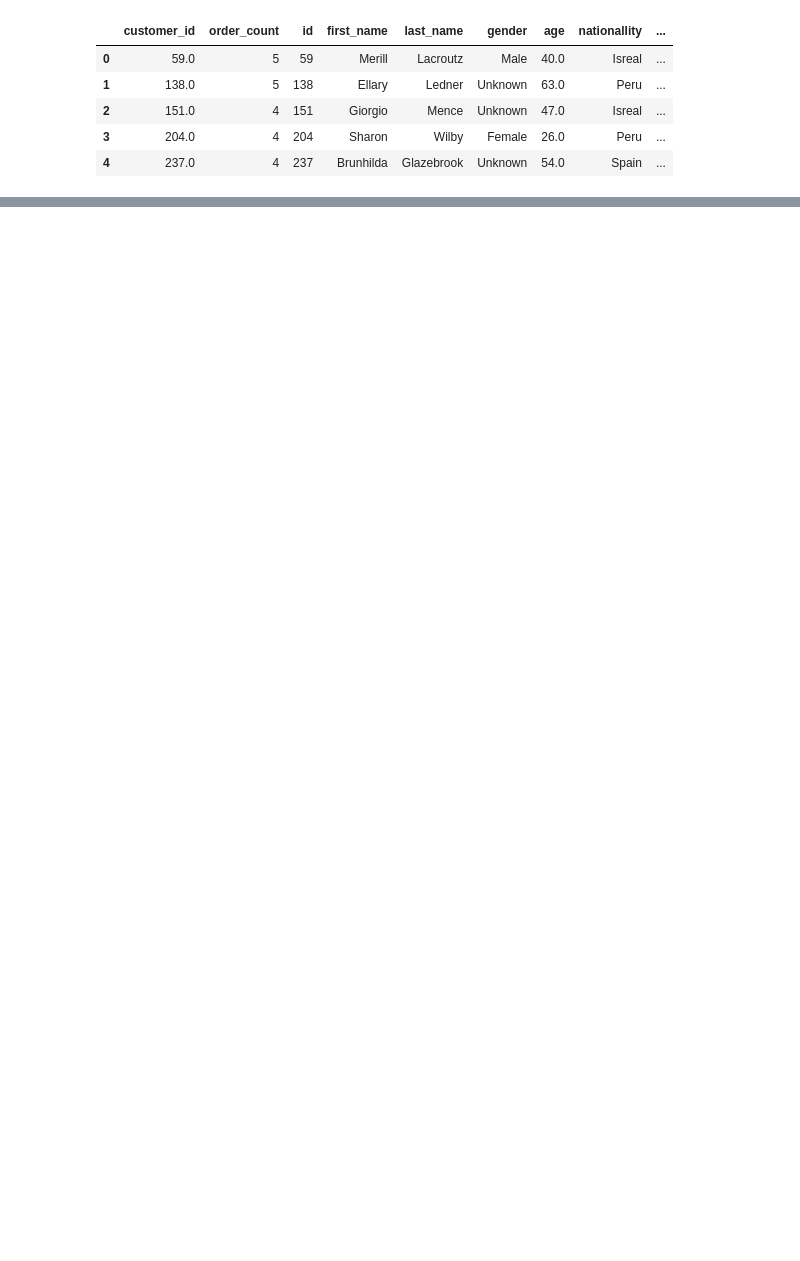
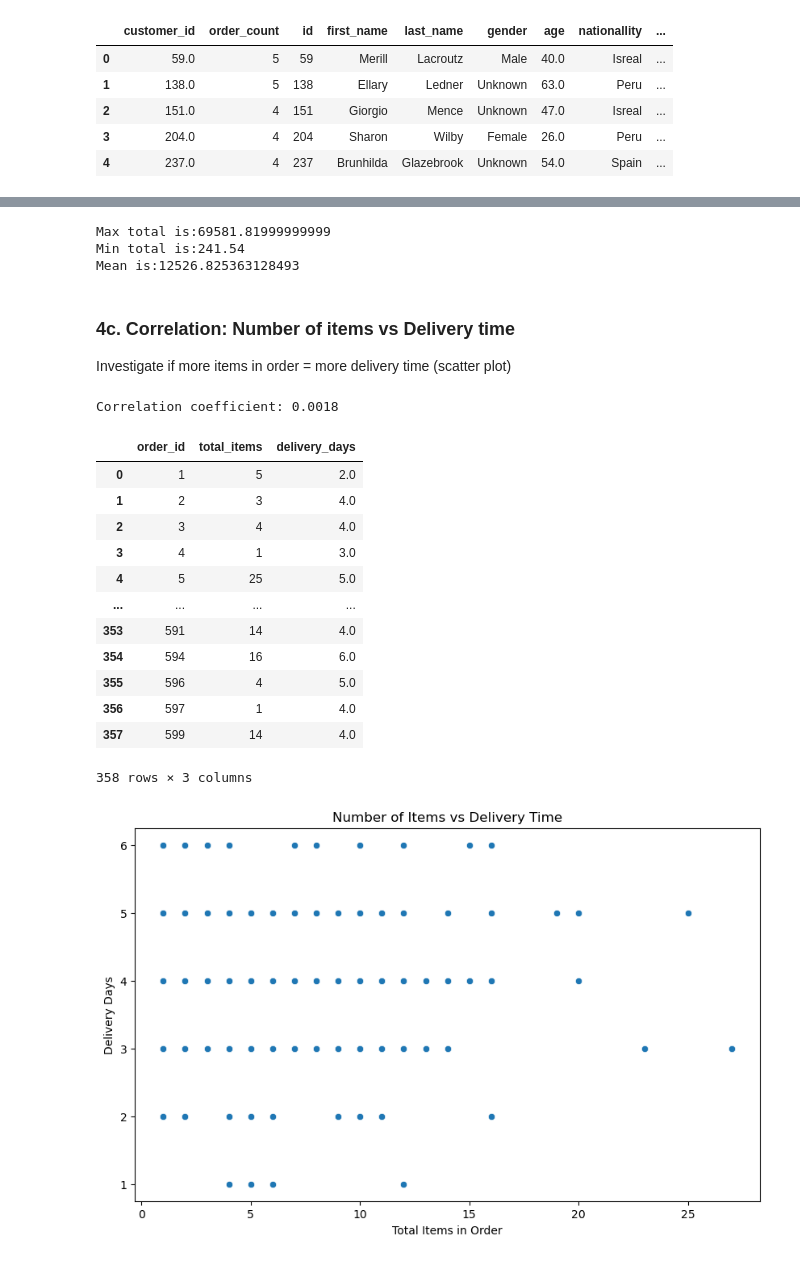
Before and after one commit to AdirBuskila/ecom-test-1, a Jupyter notebook: First-Test.ipynb, the cells around one changed output, grey strips where cells are left out. Saved outputs shown, nothing was run; the diff lists cells and outputs as text; code cells hidden in the pictures; blank space fills up the shorter version.

```diff
--- a/First-Test.ipynb
+++ b/First-Test.ipynb
@@ -404,0 +422,8 @@ def payment_methods(df):
+# %%
+def add_total_price(o_df,oi_df,i_df):
+    merged = pd.merge(oi_df, i_df, left_on='item_id', right_on='id')
+    merged['line_total'] = merged['quantity'] * merged['item_price']
+    totals = merged.groupby('order_id')['line_total'].sum().reset_index(name='total_price')
+    return pd.merge(o_df, totals, on='order_id')
+# %%
+o_df = add_total_price(o_df,oi_df,i_df)
@@ -404,0 +436,47 @@ def payment_methods(df):
+# %%
+order_price_stats(o_df)
+# %% [output]
+Max total is:69581.81999999999
+Min total is:241.54
+Mean is:12526.825363128493
+# %% [markdown]
+### 4c. Correlation: Number of items vs Delivery time
+Investigate if more items in order = more delivery time (scatter plot)
+# %%
+def items_vs_delivery_correlation(o_df, oi_df):
+    # Count number of items per order
+    items_per_order = oi_df.groupby('order_id')['quantity'].sum().reset_index(name='total_items')
+
+    # Merge with orders to get delivery_days
+    merged = pd.merge(items_per_order, o_df[['order_id', 'delivery_days']], on='order_id')
+
+    # Scatter plot
+    plt.figure(figsize=(10, 6))
+    sns.scatterplot(x='total_items', y='delivery_days', data=merged)
+    plt.title('Number of Items vs Delivery Time')
+    plt.xlabel('Total Items in Order')
+    plt.ylabel('Delivery Days')
+
+    # Calculate correlation
+    correlation = merged['total_items'].corr(merged['delivery_days'])
+    print(f"Correlation coefficient: {correlation:.4f}")
+
+    return merged
+# %%
+items_vs_delivery_correlation(o_df, oi_df)
+# %% [output]
+Correlation coefficient: 0.0018
+|  | order_id | total_items | delivery_days |
+| 0 | 1 | 5 | 2.0 |
+| 1 | 2 | 3 | 4.0 |
+| 2 | 3 | 4 | 4.0 |
+| 3 | 4 | 1 | 3.0 |
+| 4 | 5 | 25 | 5.0 |
+| ... | ... | ... | ... |
+| 353 | 591 | 14 | 4.0 |
+| 354 | 594 | 16 | 6.0 |
+| 355 | 596 | 4 | 5.0 |
+| 356 | 597 | 1 | 4.0 |
+| 357 | 599 | 14 | 4.0 |
+358 rows × 3 columns
+[figure, added]
```
Also changed, not shown: parts of 18 cells of this notebook.
